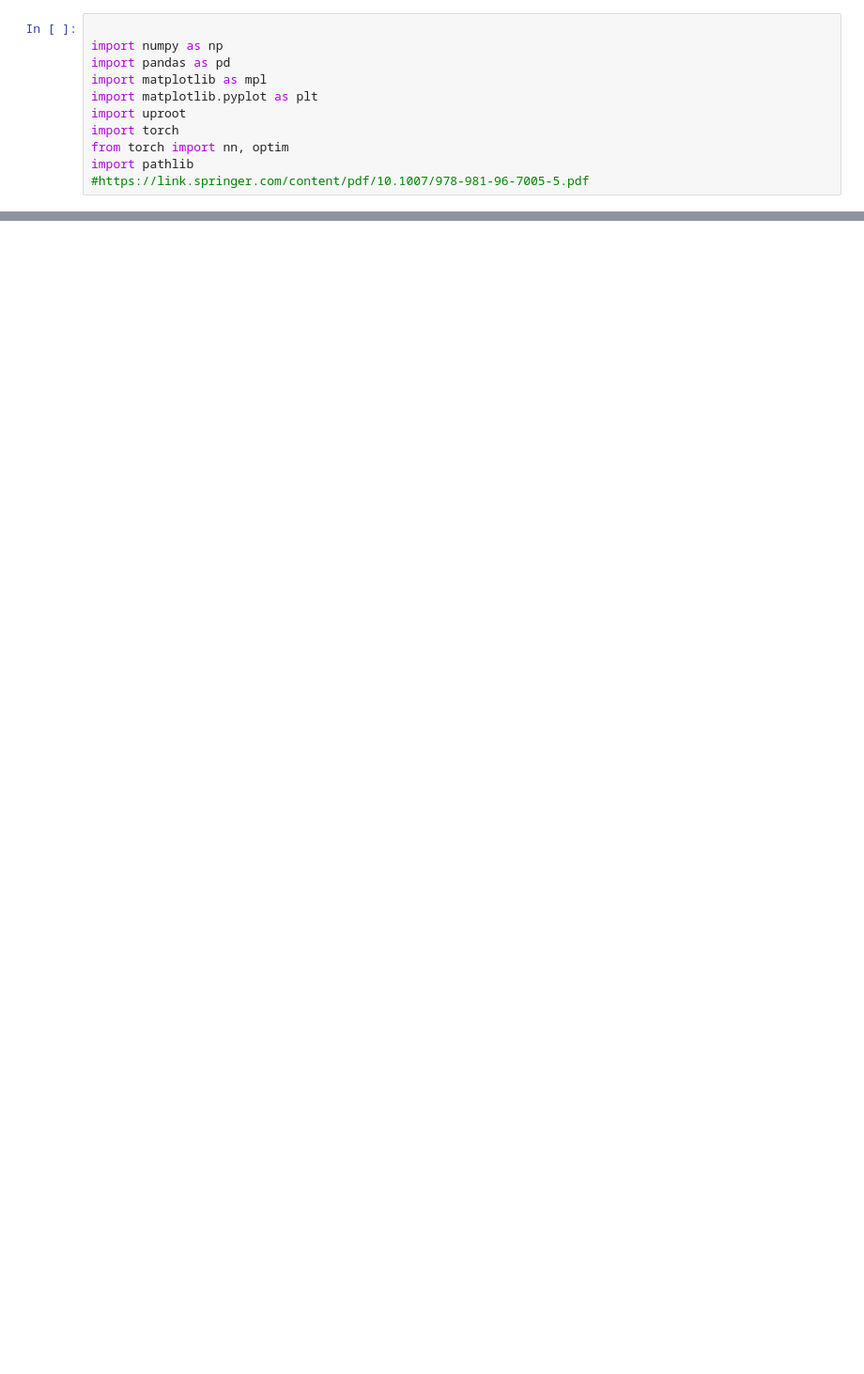
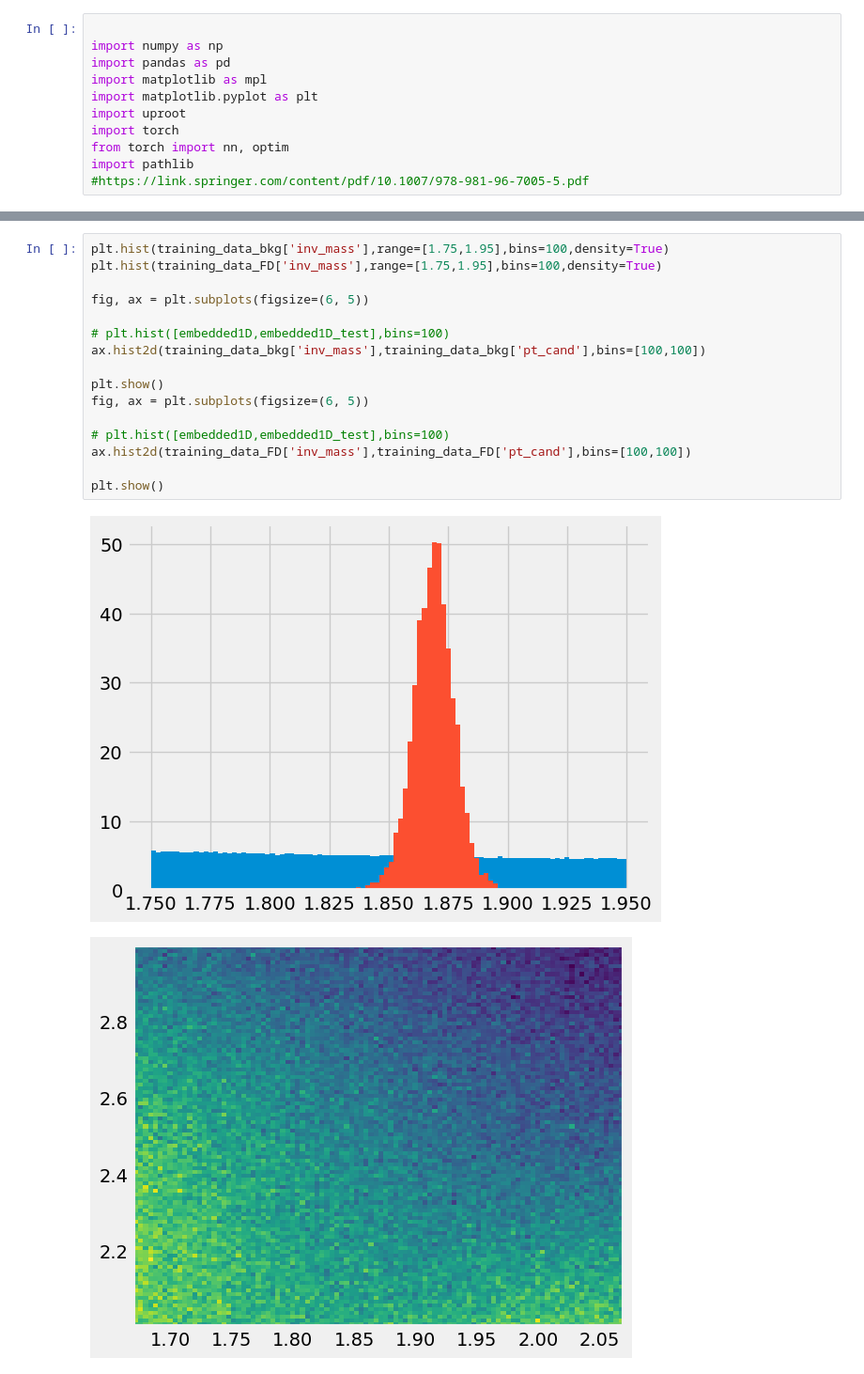
Before and after one commit to SanderGeurts/ML_2025_2026_Jesper_Anna_Sander, a Jupyter notebook: Autoencoders.ipynb, the cells around one changed output, grey strips where cells are left out. Shown at 94% size. Saved outputs shown, nothing was run; the diff lists cells and outputs as text; blank space fills up the shorter version.

```diff
--- a/Autoencoders.ipynb
+++ b/Autoencoders.ipynb
@@ -53,0 +71,19 @@ with uproot.open(pathlib.Path(r"Training_Data\FD.root")) as file:
+# %%
+plt.hist(training_data_bkg['inv_mass'],range=[1.75,1.95],bins=100,density=True)
+plt.hist(training_data_FD['inv_mass'],range=[1.75,1.95],bins=100,density=True)
+
+fig, ax = plt.subplots(figsize=(6, 5))
+
+# plt.hist([embedded1D,embedded1D_test],bins=100)
+ax.hist2d(training_data_bkg['inv_mass'],training_data_bkg['pt_cand'],bins=[100,100])
+
+plt.show()
+fig, ax = plt.subplots(figsize=(6, 5))
+
+# plt.hist([embedded1D,embedded1D_test],bins=100)
+ax.hist2d(training_data_FD['inv_mass'],training_data_FD['pt_cand'],bins=[100,100])
+
+plt.show()
+# %% [output]
+[figure, added]
+[figure, added]
```
Also changed, not shown: parts of 9 cells of this notebook, 1 other file.
